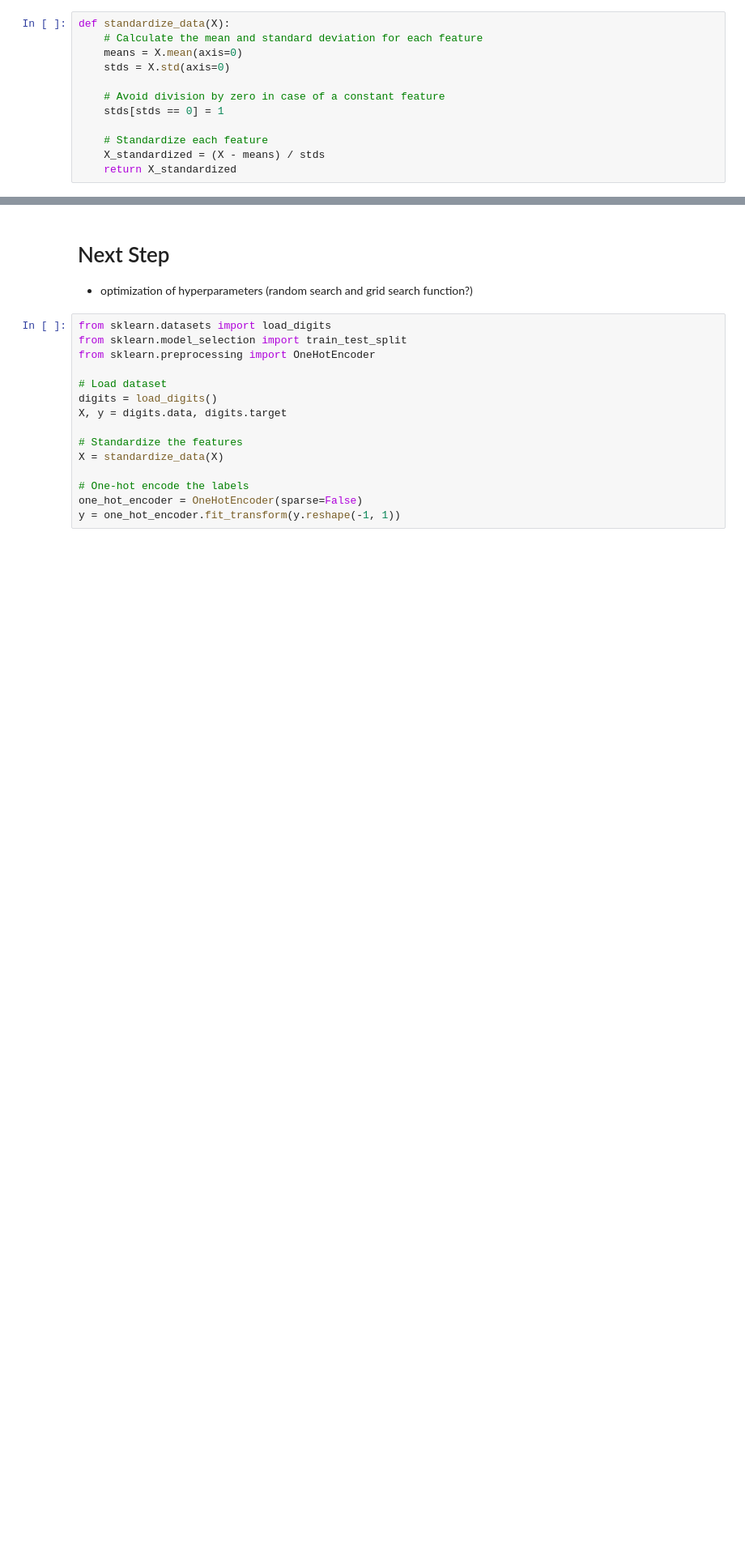
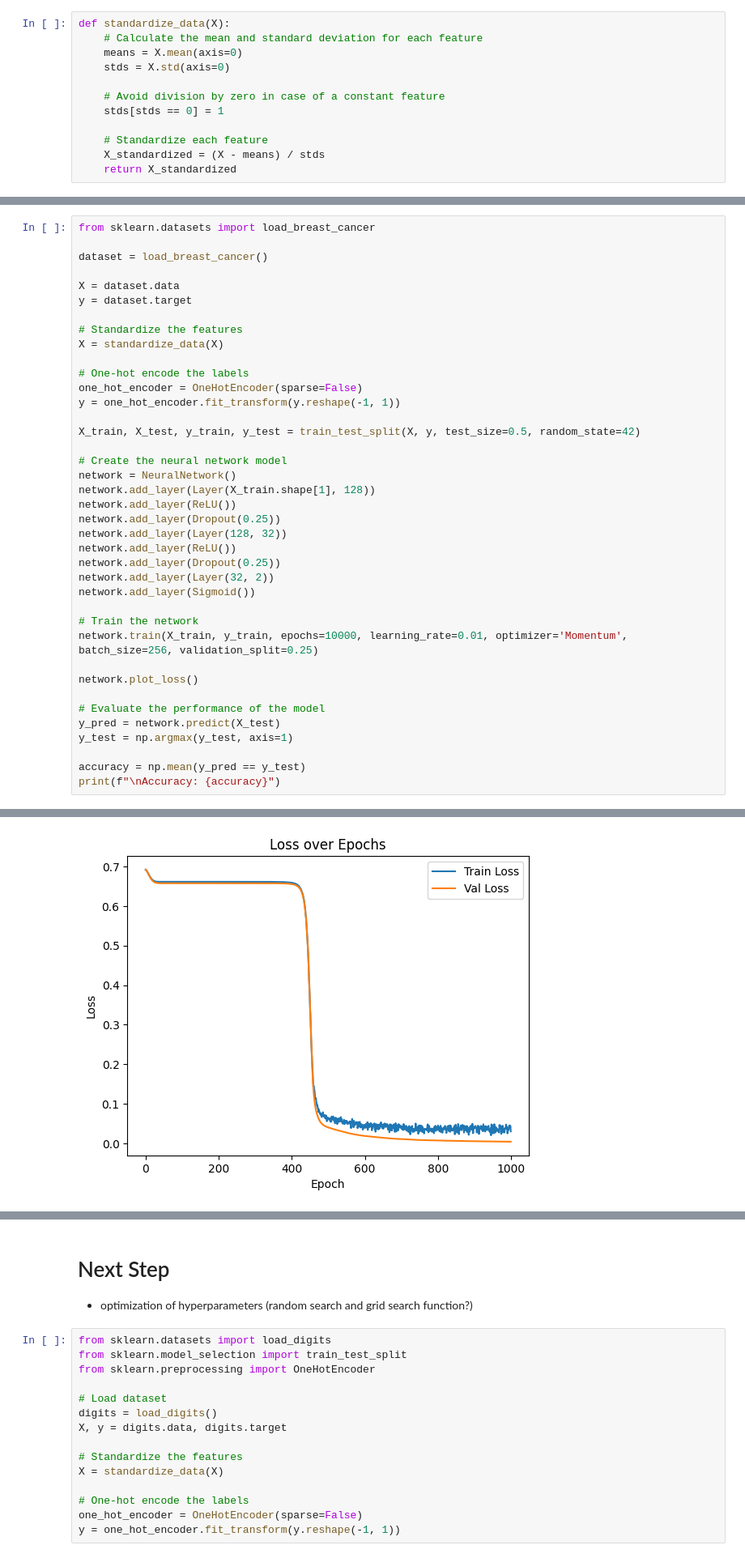
Before and after one commit to alessandroAbati/Programming_And_Mathematics_For_AI, a Jupyter notebook: Main_V2.ipynb, the cells around one changed output, grey strips where cells are left out. Shown at 81% size. Drawn from its saved outputs; the diff is of its cells as text; blank space fills up the shorter version.

```diff
--- a/Main_V2.ipynb
+++ b/Main_V2.ipynb
@@ -477,0 +460,40 @@ Accuracy: 0.9912280701754386
+# %%
+from sklearn.datasets import load_breast_cancer
+
+dataset = load_breast_cancer()
+
+X = dataset.data
+y = dataset.target
+
+# Standardize the features
+X = standardize_data(X)
+
+# One-hot encode the labels
+one_hot_encoder = OneHotEncoder(sparse=False)
+y = one_hot_encoder.fit_transform(y.reshape(-1, 1))
+
+X_train, X_test, y_train, y_test = train_test_split(X, y, test_size=0.5, random_state=42)
+
+# Create the neural network model
+network = NeuralNetwork()
+network.add_layer(Layer(X_train.shape[1], 128))
+network.add_layer(ReLU())
+network.add_layer(Dropout(0.25))
+network.add_layer(Layer(128, 32))
+network.add_layer(ReLU())
+network.add_layer(Dropout(0.25))
+network.add_layer(Layer(32, 2))
+network.add_layer(Sigmoid())
+
+# Train the network
+network.train(X_train, y_train, epochs=10000, learning_rate=0.01, optimizer='Momentum', batch_size=256, validation_split=0.25)
+
+network.plot_loss()
+
+# Evaluate the performance of the model
+y_pred = network.predict(X_test)
+y_test = np.argmax(y_test, axis=1)
+
+accuracy = np.mean(y_pred == y_test)
+print(f"\nAccuracy: {accuracy}")
+# %% [output]
@@ -477,0 +518 @@ Accuracy: 0.9912280701754386
+[figure, added]
```
Also changed, not shown: parts of 4 cells of this notebook, 4 other files.
